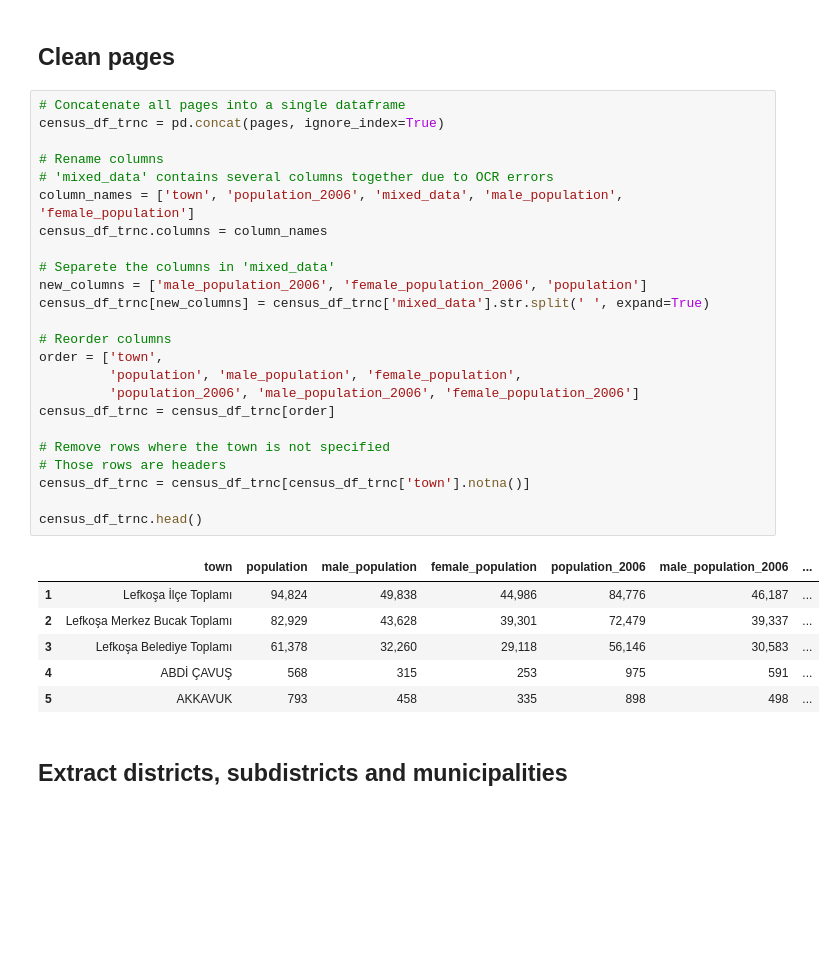
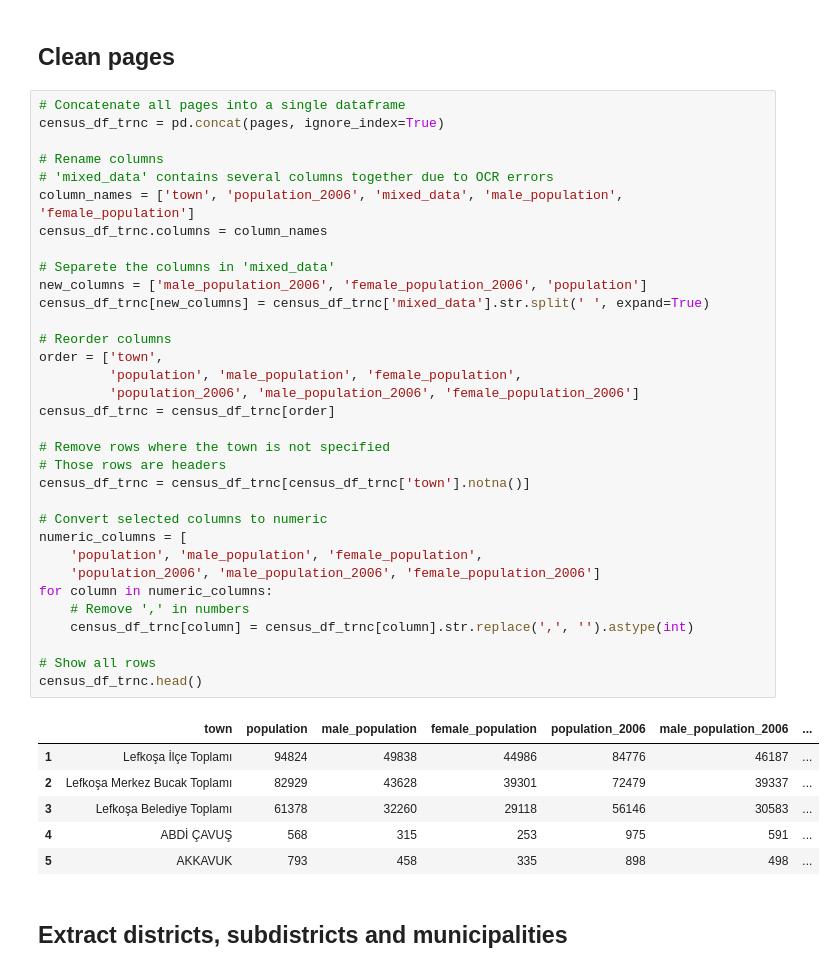
Before and after one commit to jgchaparro/CyprusDB, a Jupyter notebook: CyprusDB_generation.ipynb, the cells around one changed output. Saved outputs shown, nothing was run; the diff lists cells and outputs as text; blank space fills up the shorter version.

```diff
--- a/CyprusDB_generation.ipynb
+++ b/CyprusDB_generation.ipynb
@@ -402,32 +406,41 @@ for page in pages:
 # %%
 # Concatenate all pages into a single dataframe
 census_df_trnc = pd.concat(pages, ignore_index=True)
 
 # Rename columns
 # 'mixed_data' contains several columns together due to OCR errors
 column_names = ['town', 'population_2006', 'mixed_data', 'male_population', 'female_population']
 census_df_trnc.columns = column_names
 
 # Separete the columns in 'mixed_data'
 new_columns = ['male_population_2006', 'female_population_2006', 'population']
 census_df_trnc[new_columns] = census_df_trnc['mixed_data'].str.split(' ', expand=True)
 
 # Reorder columns
 order = ['town',
          'population', 'male_population', 'female_population',
          'population_2006', 'male_population_2006', 'female_population_2006']
 census_df_trnc = census_df_trnc[order]
 
 # Remove rows where the town is not specified
 # Those rows are headers
 census_df_trnc = census_df_trnc[census_df_trnc['town'].notna()]
 
+# Convert selected columns to numeric
+numeric_columns = [
+    'population', 'male_population', 'female_population',
+    'population_2006', 'male_population_2006', 'female_population_2006']
+for column in numeric_columns:
+    # Remove ',' in numbers
+    census_df_trnc[column] = census_df_trnc[column].str.replace(',', '').astype(int)
+
+# Show all rows
 census_df_trnc.head()
 # %% [output]
 |  | town | population | male_population | female_population | population_2006 | male_population_2006 | ... |
-| 1 | Lefkoşa İlçe Toplamı | 94,824 | 49,838 | 44,986 | 84,776 | 46,187 | ... |
-| 2 | Lefkoşa Merkez Bucak Toplamı | 82,929 | 43,628 | 39,301 | 72,479 | 39,337 | ... |
-| 3 | Lefkoşa Belediye Toplamı | 61,378 | 32,260 | 29,118 | 56,146 | 30,583 | ... |
+| 1 | Lefkoşa İlçe Toplamı | 94824 | 49838 | 44986 | 84776 | 46187 | ... |
+| 2 | Lefkoşa Merkez Bucak Toplamı | 82929 | 43628 | 39301 | 72479 | 39337 | ... |
+| 3 | Lefkoşa Belediye Toplamı | 61378 | 32260 | 29118 | 56146 | 30583 | ... |
 | 4 | ABDİ ÇAVUŞ | 568 | 315 | 253 | 975 | 591 | ... |
 | 5 | AKKAVUK | 793 | 458 | 335 | 898 | 498 | ... |
 # %% [markdown]
```
Also changed, not shown: parts of 63 cells of this notebook, 11 other files.
